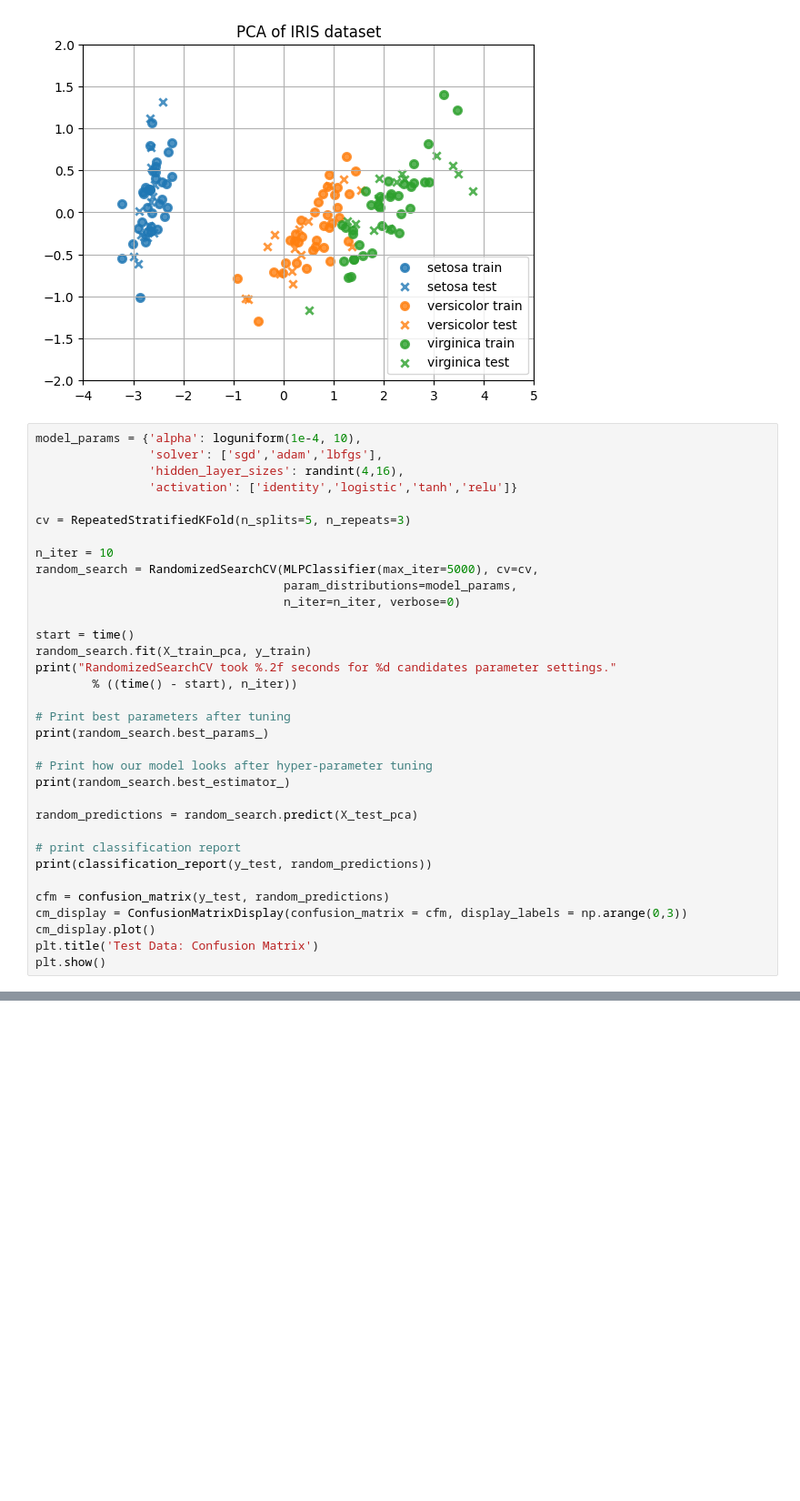
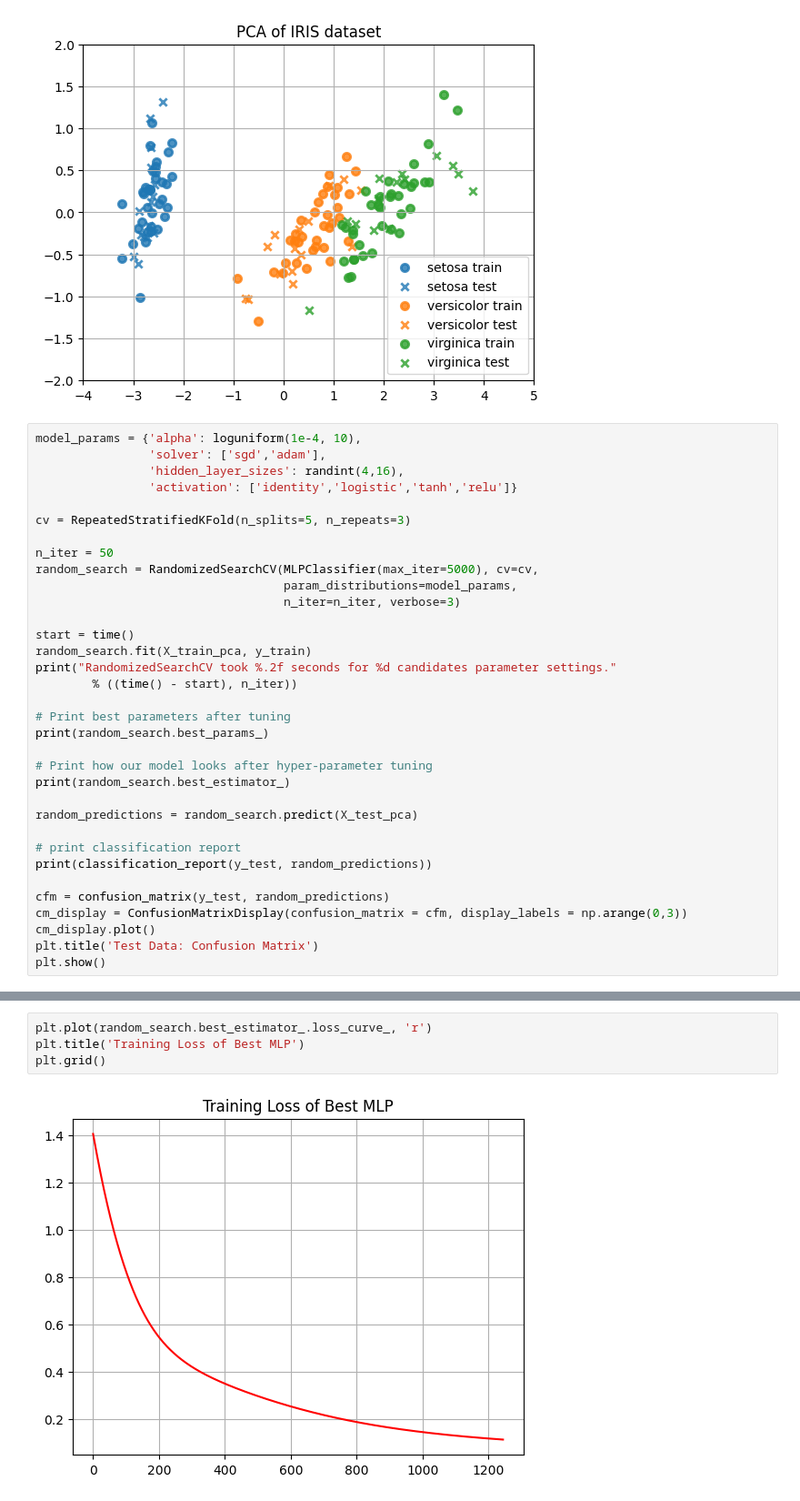
Before and after one commit to kspilario/AI221, a Jupyter notebook: Neural_Networks/MLP_iris.ipynb, the cells around one changed output, grey strips where cells are left out. Shown at 91% size. Drawn from its saved outputs; the diff is of its cells as text; blank space fills up the shorter version.

```diff
--- a/Neural_Networks/MLP_iris.ipynb
+++ b/Neural_Networks/MLP_iris.ipynb
@@ -45,16 +45,16 @@ plt.show()
 [figure]
 # %%
 model_params = {'alpha': loguniform(1e-4, 10),
-                'solver': ['sgd','adam','lbfgs'],
+                'solver': ['sgd','adam'],
                 'hidden_layer_sizes': randint(4,16),
                 'activation': ['identity','logistic','tanh','relu']}
 
 cv = RepeatedStratifiedKFold(n_splits=5, n_repeats=3)
 
-n_iter = 10
+n_iter = 50
 random_search = RandomizedSearchCV(MLPClassifier(max_iter=5000), cv=cv,
                                    param_distributions=model_params,
-                                   n_iter=n_iter, verbose=0)
+                                   n_iter=n_iter, verbose=3)
 
 start = time()
 random_search.fit(X_train_pca, y_train)
@@ -102,0 +108,6 @@ Text(0.5, 1.0, 'MLP Classification')
+# %%
+plt.plot(random_search.best_estimator_.loss_curve_, 'r')
+plt.title('Training Loss of Best MLP')
+plt.grid()
+# %% [output]
+[figure, added]
```
Also changed, not shown: parts of 2 cells of this notebook.
